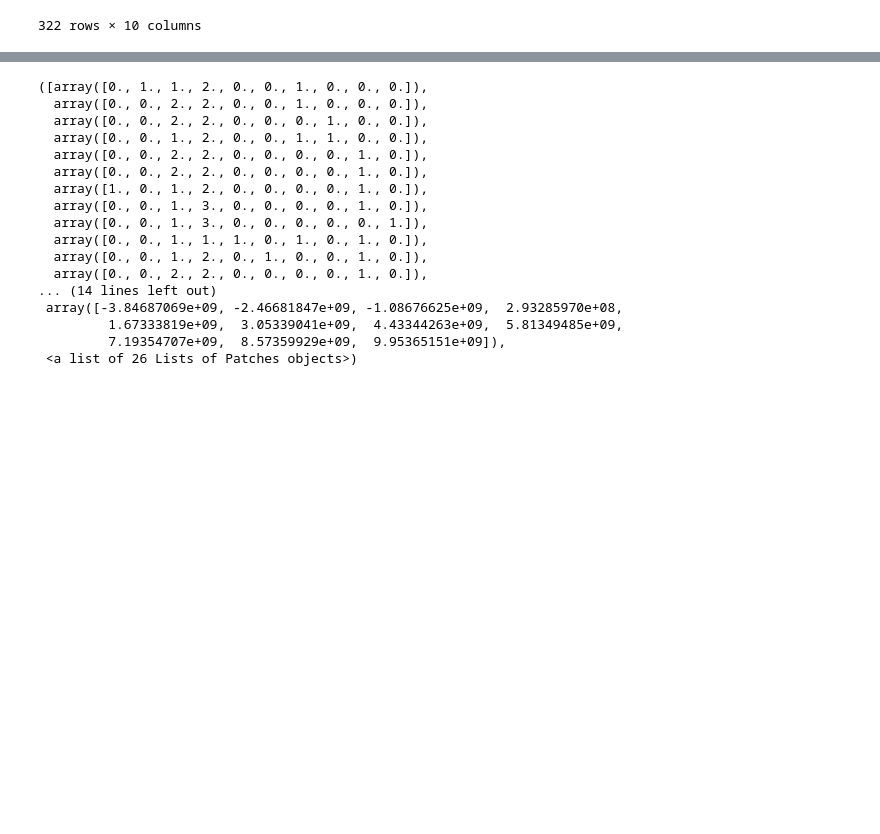
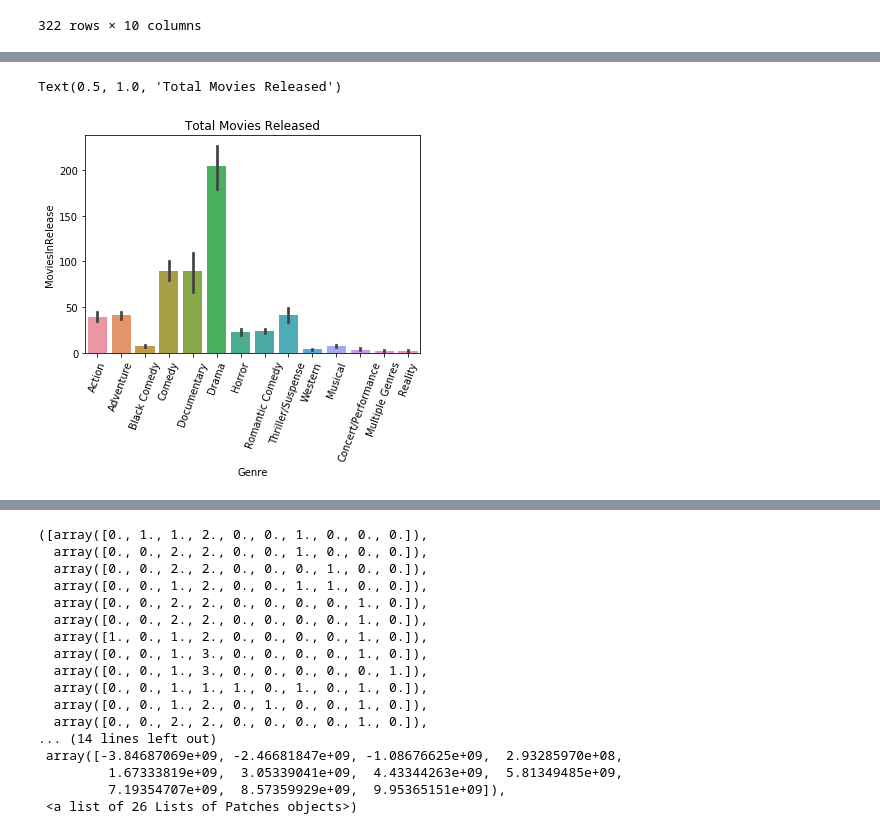
Before and after one commit to trevohearn/SailajaAndTrevor, a Jupyter notebook: MultiFrameToDatabase.ipynb, the cells around one changed output, grey strips where cells are left out. Cells and saved outputs as stored; diff of their text form; code cells hidden in the pictures; blank space fills up the shorter version.

```diff
--- a/MultiFrameToDatabase.ipynb
+++ b/MultiFrameToDatabase.ipynb
@@ -273,0 +308,7 @@ df8_by_genre
+# %%
+t = sns.barplot(x='Genre', y='MoviesInRelease', data=df8)
+t.set_xticklabels(t.get_xticklabels(),rotation=70)
+plt.title('Total Movies Released')
+# %% [output]
+Text(0.5, 1.0, 'Total Movies Released')
+[figure, added]
```
Also changed, not shown: parts of 8 cells of this notebook, 1 other file.
